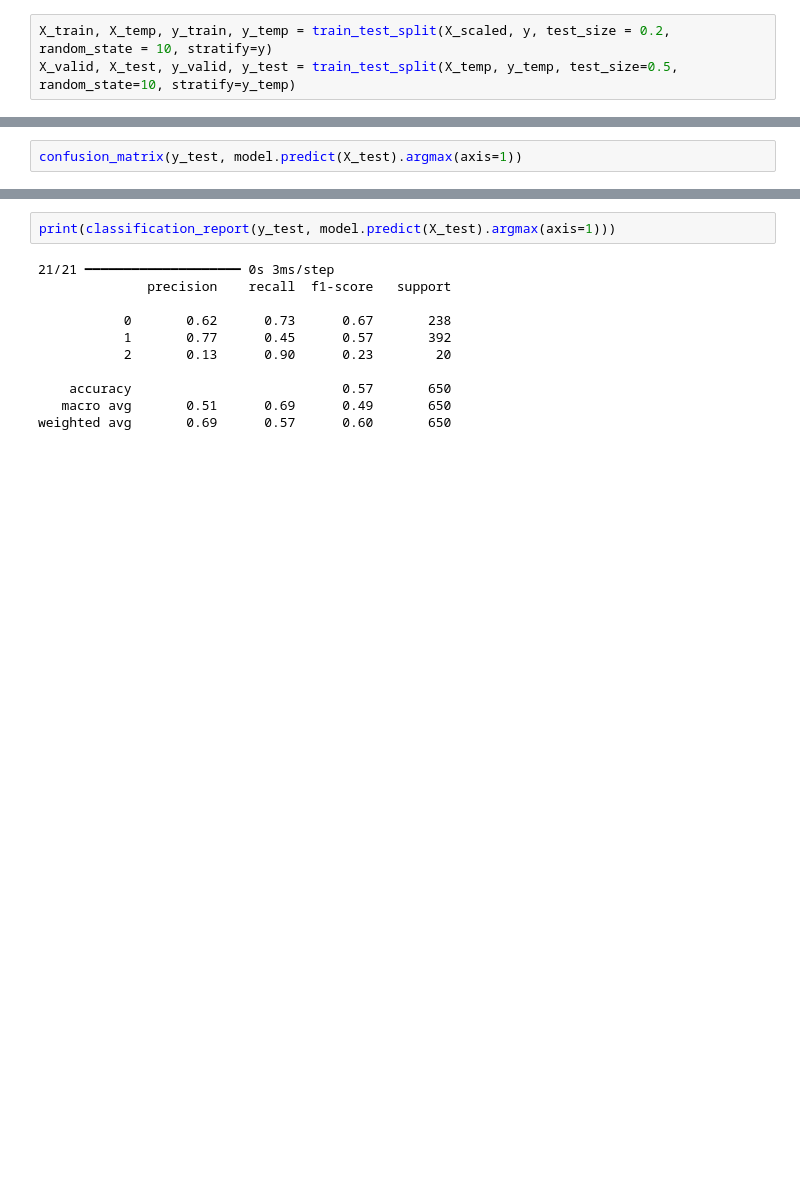
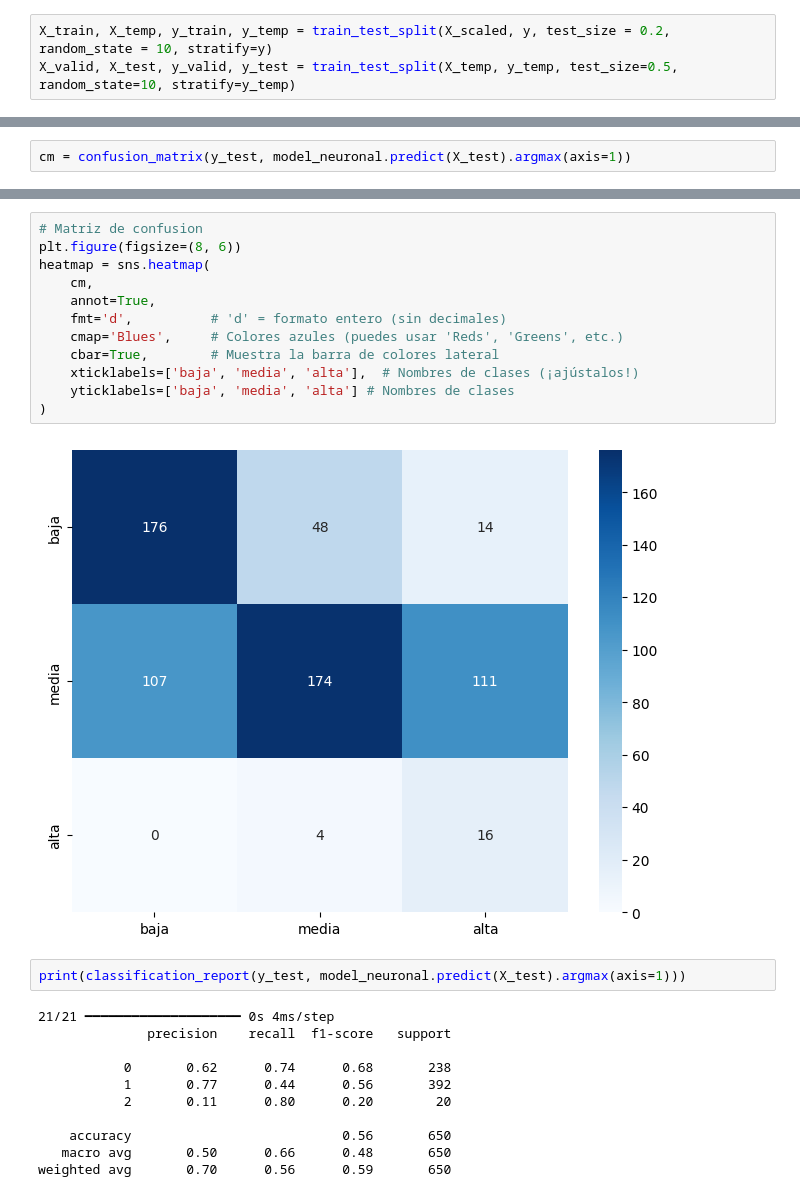
Before and after one commit to ana-macias/PROYECTO-MACHINE-LEARNING, a Jupyter notebook: notebooks/wine_red_neuronal.ipynb, the cells around one changed output, grey strips where cells are left out. Cells and saved outputs as stored; diff of their text form; blank space fills up the shorter version.

```diff
--- a/notebooks/wine_red_neuronal.ipynb
+++ b/notebooks/wine_red_neuronal.ipynb
@@ -185,4 +198,4 @@ array([1, 1, 0, 2, 0, 2, 2, 1, 0, 2, 0, 2, 2, 2, 0, 2, 1, 1, 1, 0, 0, 2,
        1, 1, 2, 0, 0, 1, 0, 0, 1, 1, 0, 2])
 # %%
-confusion_matrix(y_test, model.predict(X_test).argmax(axis=1))
+cm = confusion_matrix(y_test, model_neuronal.predict(X_test).argmax(axis=1))
 # %% [output]
@@ -193,13 +203,27 @@ array([[174,  51,  13],
+# %%
+# Matriz de confusion
+plt.figure(figsize=(8, 6))
+heatmap = sns.heatmap(
+    cm,
+    annot=True,
+    fmt='d',          # 'd' = formato entero (sin decimales)
+    cmap='Blues',     # Colores azules (puedes usar 'Reds', 'Greens', etc.)
+    cbar=True,        # Muestra la barra de colores lateral
+    xticklabels=['baja', 'media', 'alta'],  # Nombres de clases (¡ajústalos!)
+    yticklabels=['baja', 'media', 'alta'] # Nombres de clases
+)
+# %% [output]
+[figure, added]
 # %%
-print(classification_report(y_test, model.predict(X_test).argmax(axis=1)))
+print(classification_report(y_test, model_neuronal.predict(X_test).argmax(axis=1)))
 # %% [output]
-21/21 ━━━━━━━━━━━━━━━━━━━━ 0s 3ms/step
+21/21 ━━━━━━━━━━━━━━━━━━━━ 0s 4ms/step
               precision    recall  f1-score   support
 
-           0       0.62      0.73      0.67       238
-           1       0.77      0.45      0.57       392
-           2       0.13      0.90      0.23        20
+           0       0.62      0.74      0.68       238
+           1       0.77      0.44      0.56       392
+           2       0.11      0.80      0.20        20
 
-    accuracy                           0.57       650
-   macro avg       0.51      0.69      0.49       650
-weighted avg       0.69      0.57      0.60       650
+    accuracy                           0.56       650
+   macro avg       0.50      0.66      0.48       650
+weighted avg       0.70      0.56      0.59       650
```
Also changed, not shown: parts of 8 cells of this notebook, 8 other files.
